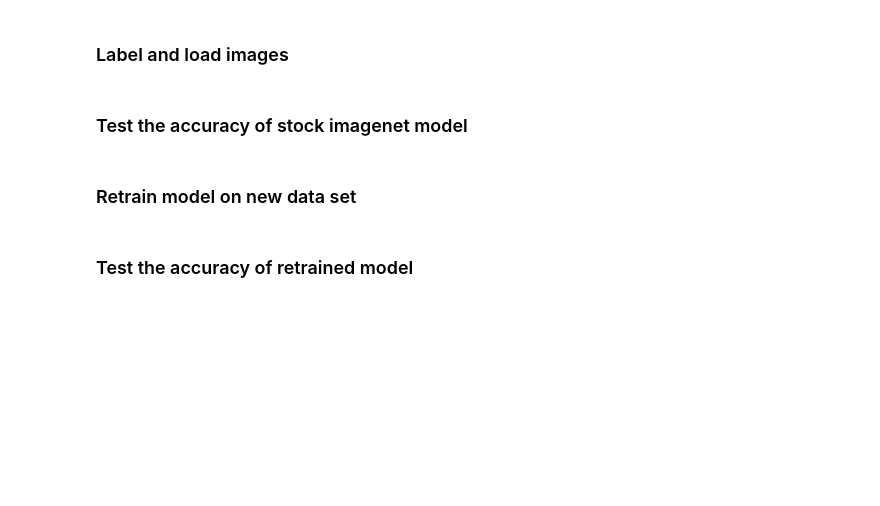
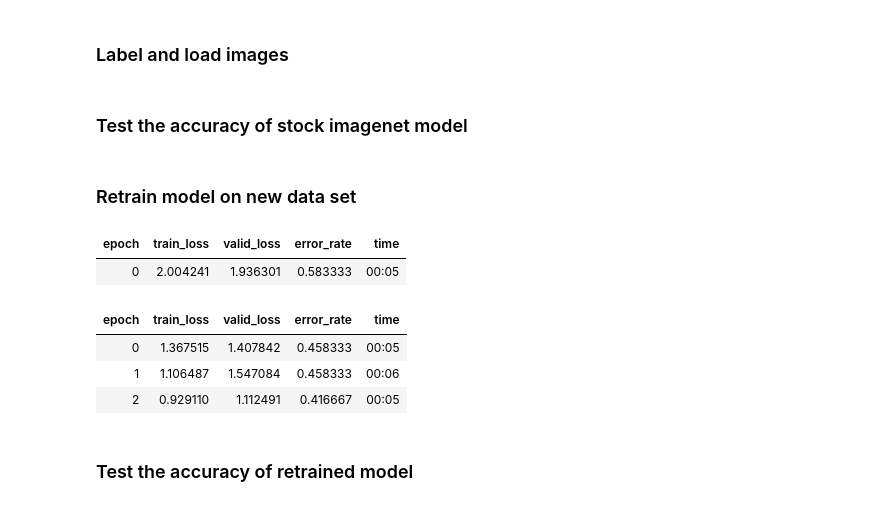
Before and after one commit to davay/data5100, a Jupyter notebook: classifier.ipynb, the cells around one changed output. Cells and saved outputs as stored; diff of their text form; code cells hidden in the pictures; blank space fills up the shorter version.

```diff
--- a/classifier.ipynb
+++ b/classifier.ipynb
@@ -70,7 +82,14 @@ dls = ImageDataLoaders.from_folder(path,
 ### Retrain model on new data set
 # %%
 learn = vision_learner(dls, resnet34, metrics=error_rate)
-learn.fine_tune(1)
+learn.fine_tune(3)
+# %% [output]
+| epoch | train_loss | valid_loss | error_rate | time |
+| 0 | 2.004241 | 1.936301 | 0.583333 | 00:05 |
+| epoch | train_loss | valid_loss | error_rate | time |
+| 0 | 1.367515 | 1.407842 | 0.458333 | 00:05 |
+| 1 | 1.106487 | 1.547084 | 0.458333 | 00:06 |
+| 2 | 0.929110 | 1.112491 | 0.416667 | 00:05 |
 # %% [markdown]
 ### Test the accuracy of retrained model
 # %%
```
Also changed, not shown: parts of 5 cells of this notebook.
